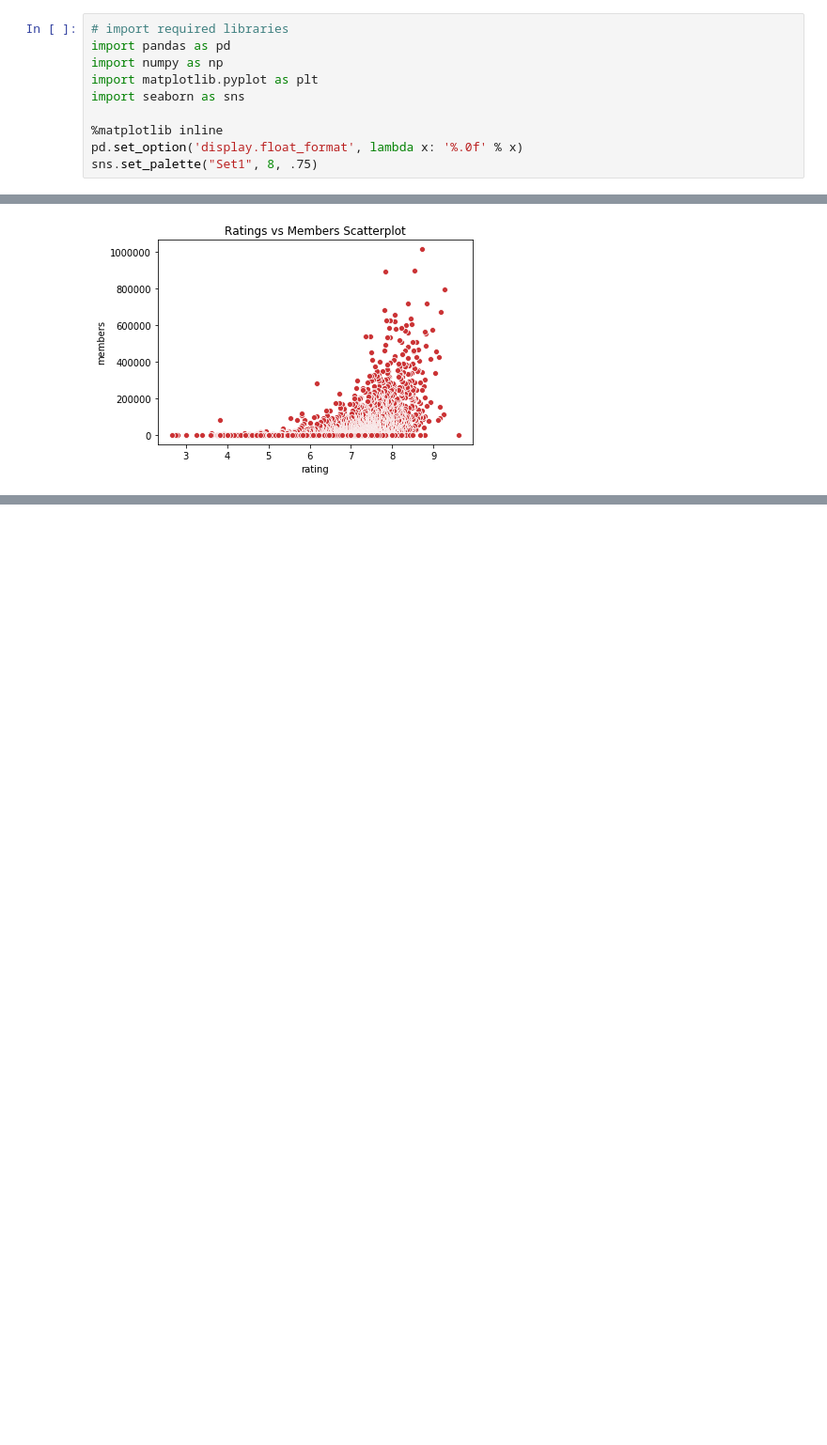
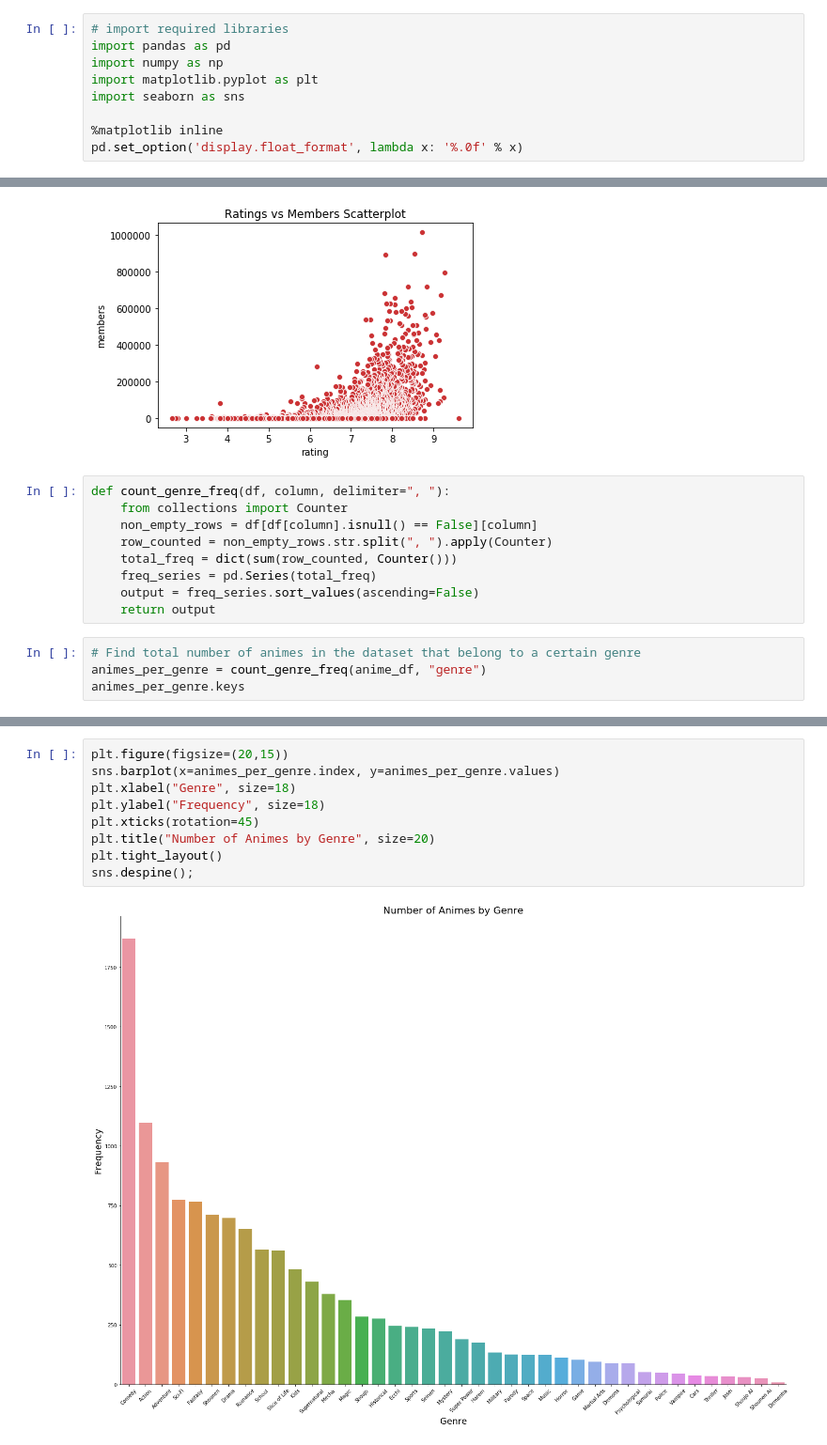
Before and after one commit to Zenoix/Anime-Recommendations, a Jupyter notebook: Exploratory Data Analysis.ipynb, the cells around one changed output, grey strips where cells are left out. Shown at 94% size. Saved outputs shown, nothing was run; the diff lists cells and outputs as text; blank space fills up the shorter version.

Commit message:
Created function to count genres and continued analysing anime genres

```diff
--- a/Exploratory Data Analysis.ipynb
+++ b/Exploratory Data Analysis.ipynb
@@ -9,7 +9,6 @@ import seaborn as sns
 
 %matplotlib inline
 pd.set_option('display.float_format', lambda x: '%.0f' % x)
-sns.set_palette("Set1", 8, .75)
 # %% [markdown]
 ## Anime Dataset
 # %%
@@ -107,3 +83,16 @@ plt.title("Ratings vs Members Scatterplot")
 plt.show()
 # %% [output]
 [figure]
+# %%
+def count_genre_freq(df, column, delimiter=", "):
+    from collections import Counter
+    non_empty_rows = df[df[column].isnull() == False][column]
+    row_counted = non_empty_rows.str.split(", ").apply(Counter)
+    total_freq = dict(sum(row_counted, Counter()))
+    freq_series = pd.Series(total_freq)
+    output = freq_series.sort_values(ascending=False)
+    return output
+# %%
+# Find total number of animes in the dataset that belong to a certain genre
+animes_per_genre = count_genre_freq(anime_df, "genre")
+animes_per_genre.keys
@@ -109,0 +138,11 @@ plt.show()
+# %%
+plt.figure(figsize=(20,15))
+sns.barplot(x=animes_per_genre.index, y=animes_per_genre.values)
+plt.xlabel("Genre", size=18)
+plt.ylabel("Frequency", size=18)
+plt.xticks(rotation=45)
+plt.title("Number of Animes by Genre", size=20)
+plt.tight_layout()
+sns.despine();
+# %% [output]
+[figure, added]
```
Also changed, not shown: parts of 5 cells of this notebook.
